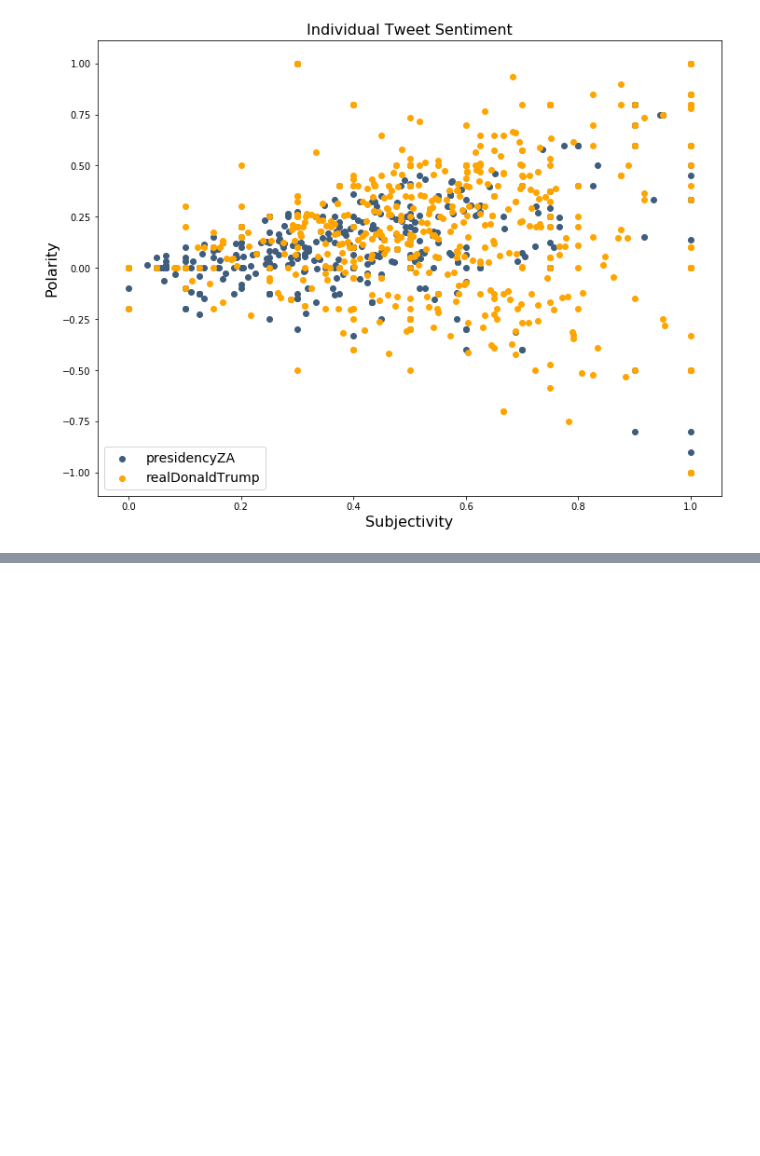
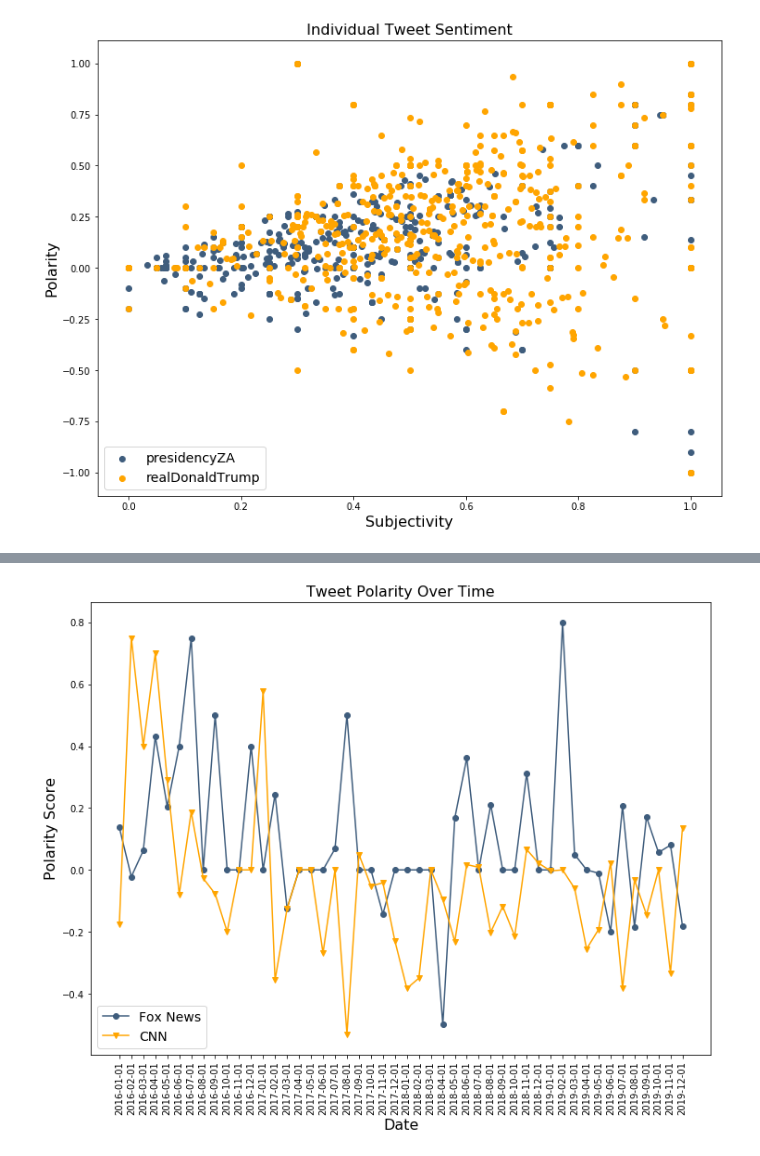
Before and after one commit to duncangrubbs/political-sentiment, a Jupyter notebook: Data Processing.ipynb, the cells around one changed output, grey strips where cells are left out. Saved outputs shown, nothing was run; the diff lists cells and outputs as text; code cells hidden in the pictures; blank space fills up the shorter version.

```diff
--- a/Data Processing.ipynb
+++ b/Data Processing.ipynb
@@ -463,0 +513,12 @@ worldevents= {'Iran Nuclear Deal':'2015-07-14',
+# %%
+trump_cnn = get_tweets_with_keyword(trump_tweets, 'cnn')
+trump_fox = get_tweets_with_keyword(trump_tweets, 'fox')
+
+sent1, t = average_sent_one_month(trump_cnn)
+sent2, t = average_sent_one_month(trump_fox)
+
+subs = [sent2[1], sent1[1]]
+pols = [sent2[0], sent1[0]]
+plot_polarity_over_time(pols, t, ['Fox News', 'CNN'], 'trump_fox_cnn')
+# %% [output]
+[figure, added]
```
Also changed, not shown: parts of 7 cells of this notebook, 6 other files.
